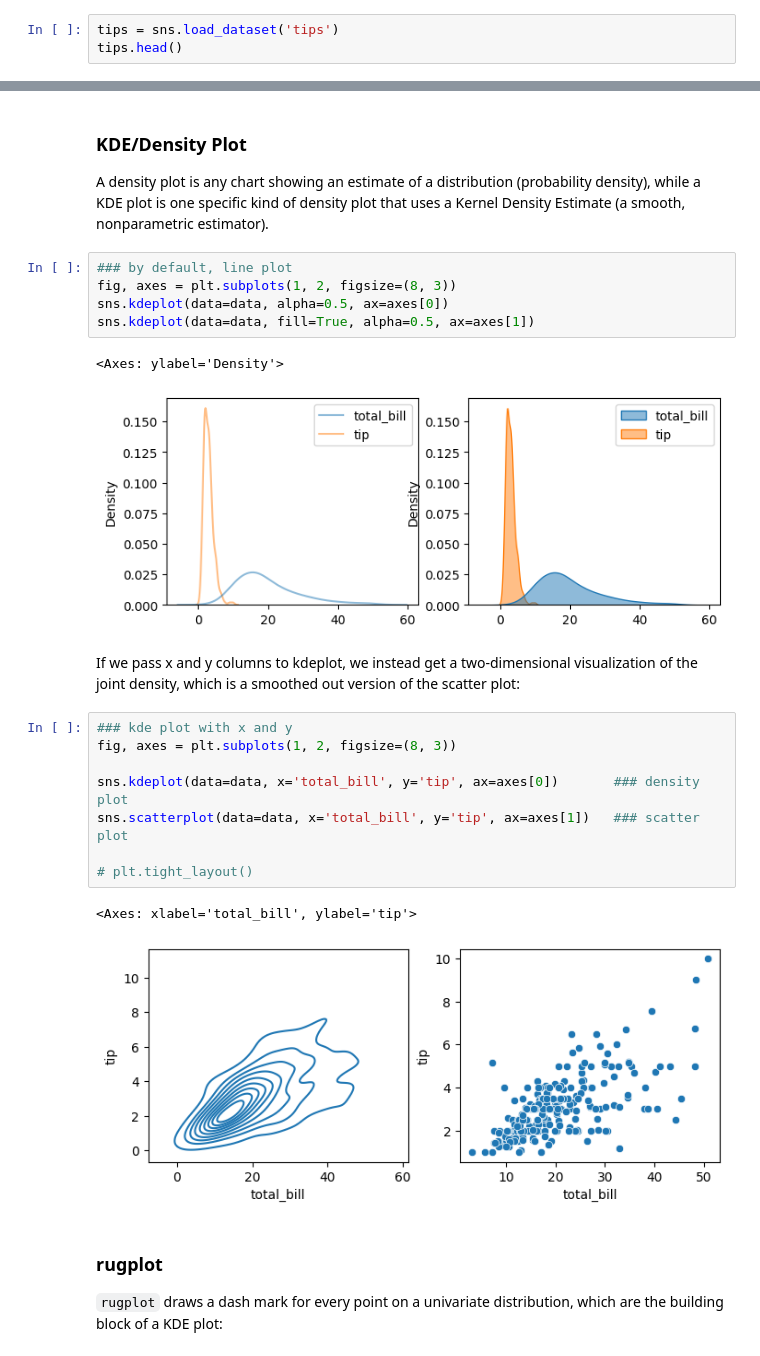
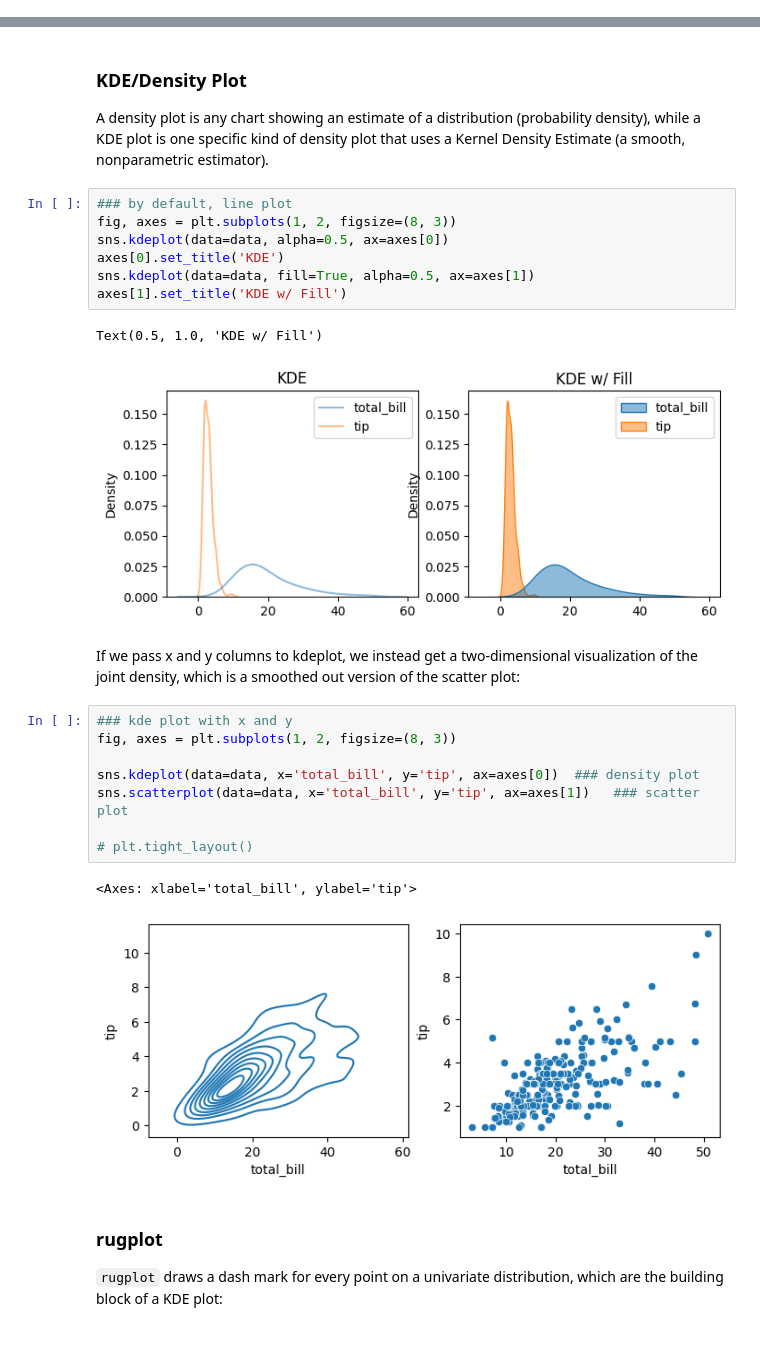
Before and after one commit to tychen742/thinkdsm, a Jupyter notebook: chapters/06-visualization/0606-vis-sns-intro.ipynb, the cells around one changed output, grey strips where cells are left out. Cells and saved outputs as stored; diff of their text form.

```diff
--- a/chapters/06-visualization/0606-vis-sns-intro.ipynb
+++ b/chapters/06-visualization/0606-vis-sns-intro.ipynb
@@ -144,3 +101,0 @@ The **tips** dataset has features such as:
-# %%
-tips = sns.load_dataset('tips')
-tips.head()
@@ -326,11 +264,13 @@ A density plot is any chart showing an estimate of a distribution (probability d
 # %%
 ### by default, line plot
 fig, axes = plt.subplots(1, 2, figsize=(8, 3))
 sns.kdeplot(data=data, alpha=0.5, ax=axes[0])
+axes[0].set_title('KDE')
 sns.kdeplot(data=data, fill=True, alpha=0.5, ax=axes[1])
+axes[1].set_title('KDE w/ Fill')
 # %% [output]
-<Axes: ylabel='Density'>
+Text(0.5, 1.0, 'KDE w/ Fill')
-[figure, old version]
+[figure, new version]
 # %% [markdown]
 If we pass x and y columns to kdeplot, we instead get a two-dimensional visualization
 of the joint density, which is a smoothed out version of the scatter plot:
@@ -338,7 +278,7 @@ of the joint density, which is a smoothed out version of the scatter plot:
 ### kde plot with x and y
 fig, axes = plt.subplots(1, 2, figsize=(8, 3))
 
-sns.kdeplot(data=data, x='total_bill', y='tip', ax=axes[0])       ### density plot
+sns.kdeplot(data=data, x='total_bill', y='tip', ax=axes[0])  ### density plot
 sns.scatterplot(data=data, x='total_bill', y='tip', ax=axes[1])   ### scatter plot
 
 # plt.tight_layout()
```
Also changed, not shown: parts of 17 cells of this notebook, 2 other files.
